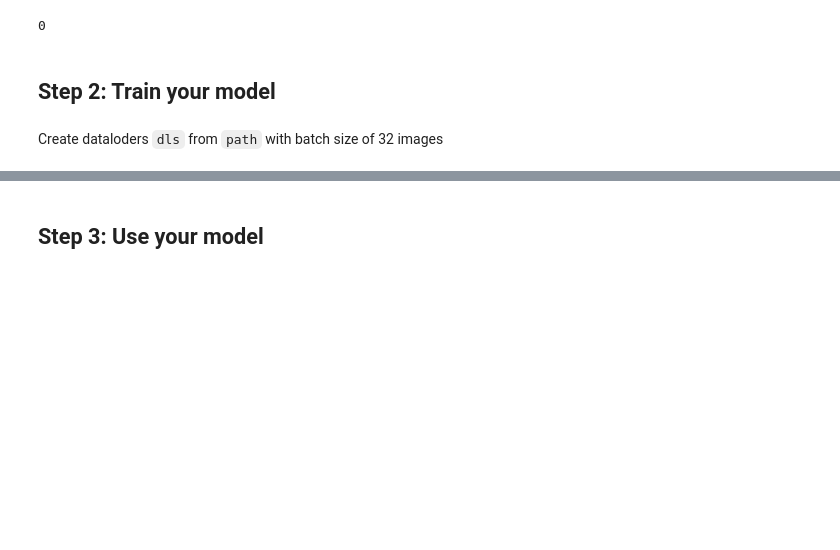
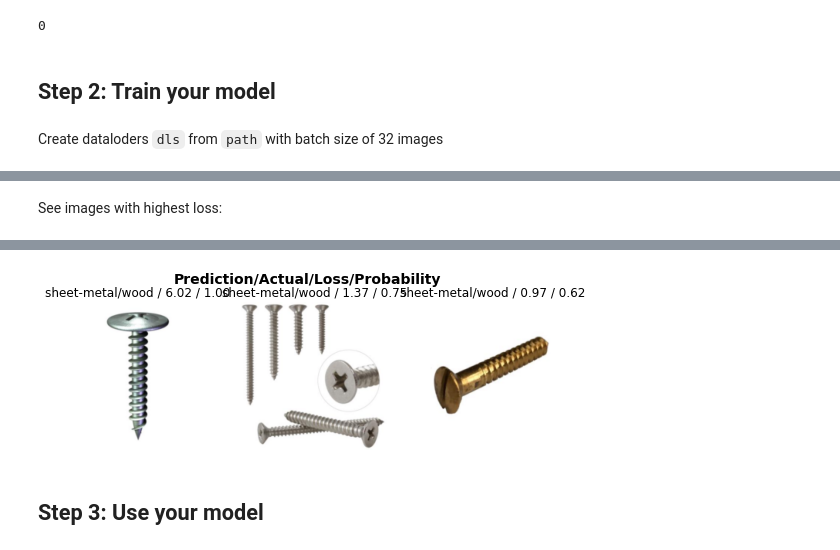
Before and after one commit to felipevaldes/FastAI, a Jupyter notebook: IsItaWoodScrew.ipynb, the cells around one changed output, grey strips where cells are left out. Saved outputs shown, nothing was run; the diff lists cells and outputs as text; code cells hidden in the pictures; blank space fills up the shorter version.

```diff
--- a/IsItaWoodScrew.ipynb
+++ b/IsItaWoodScrew.ipynb
@@ -68,0 +97,5 @@ dls = DataBlock(
+# %% [markdown]
+See images with highest loss:
+# %%
+interp.plot_top_losses(3, nrows=1)
+# %% [output]
@@ -69,2 +103,3 @@ dls = DataBlock(
+[figure, added]
 # %% [markdown]
 ## Step 3: Use your model
```
Also changed, not shown: parts of 11 cells of this notebook.
